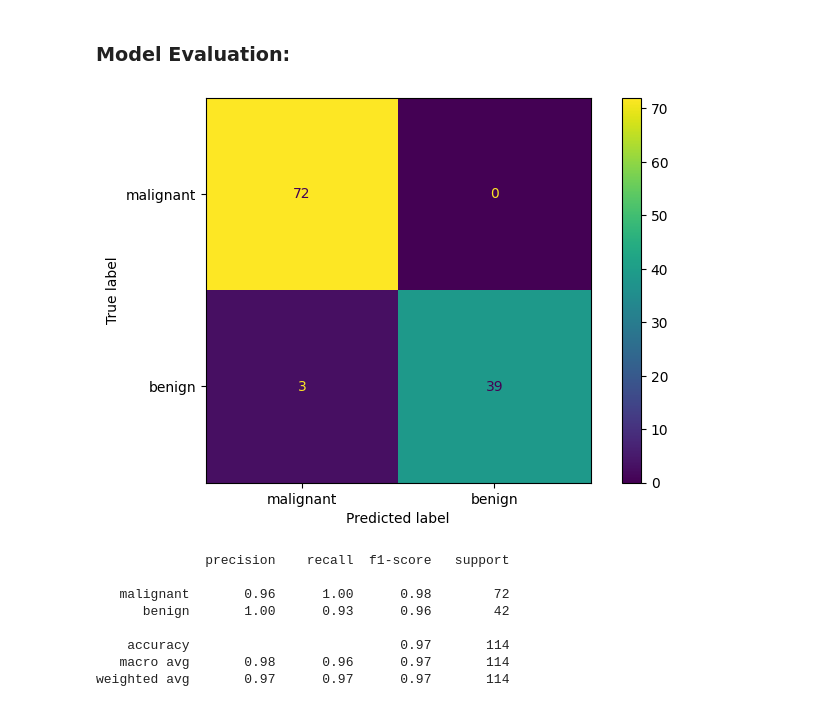
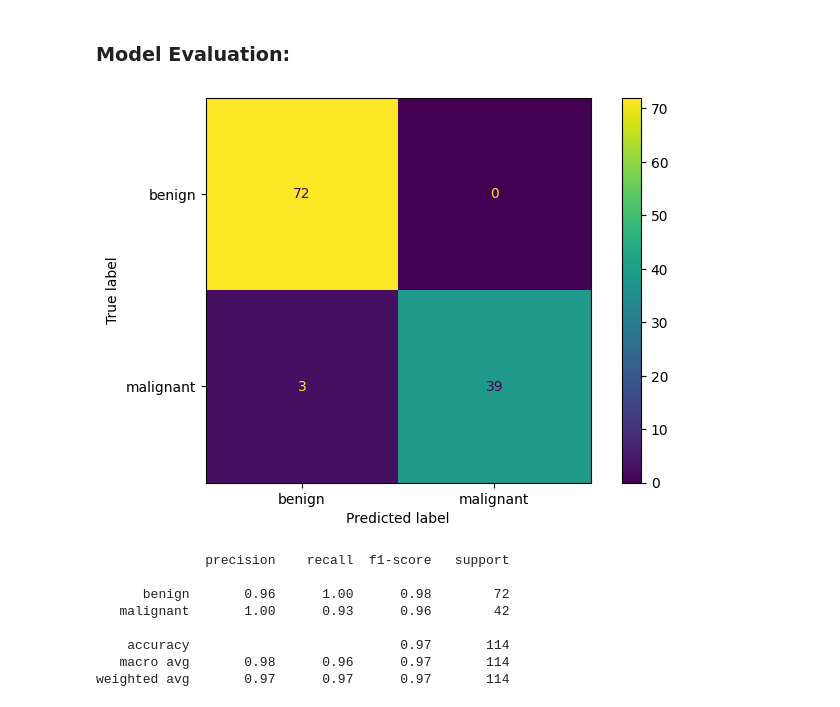
Before and after one commit to Kmohamedalie/Breast_Cancer-_Wisconsin_-Diagnostic--SVM, a Jupyter notebook: Notebook/Breast_Cancer_Wisconsin_(Diagnostic)_SVM.ipynb, the cells around one changed output. Cells and saved outputs as stored; diff of their text form; code cells hidden in the pictures.

```diff
--- a/Notebook/Breast_Cancer_Wisconsin_(Diagnostic)_SVM.ipynb
+++ b/Notebook/Breast_Cancer_Wisconsin_(Diagnostic)_SVM.ipynb
@@ -216,25 +216,25 @@ y_pred_test = svc.predict(scaling.transform(x_test)) # predict test transform
 # %%
 # display the confusionMatrix
 sns.reset_orig() # to remove the seaborn visual
 
 fig, ax = plt.subplots(figsize=(8, 5))
 
 cmp = ConfusionMatrixDisplay(
     confusion_matrix(y_test, y_pred_test),
-    display_labels=['malignant', "benign"]
+    display_labels=["benign", 'malignant']
 )
 
 cmp.plot(ax=ax);
 # %% [output]
-[figure, old version]
+[figure, new version]
 # %%
 # print a summary classification_report
-print(classification_report(y_test, y_pred_test, target_names = ['malignant', "benign"]))
+print(classification_report(y_test, y_pred_test, target_names = ["benign", 'malignant']))
 # %% [output]
               precision    recall  f1-score   support
 
-   malignant       0.96      1.00      0.98        72
-      benign       1.00      0.93      0.96        42
+      benign       0.96      1.00      0.98        72
+   malignant       1.00      0.93      0.96        42
 
     accuracy                           0.97       114
    macro avg       0.98      0.96      0.97       114
```
Also changed, not shown: 1 other file.
